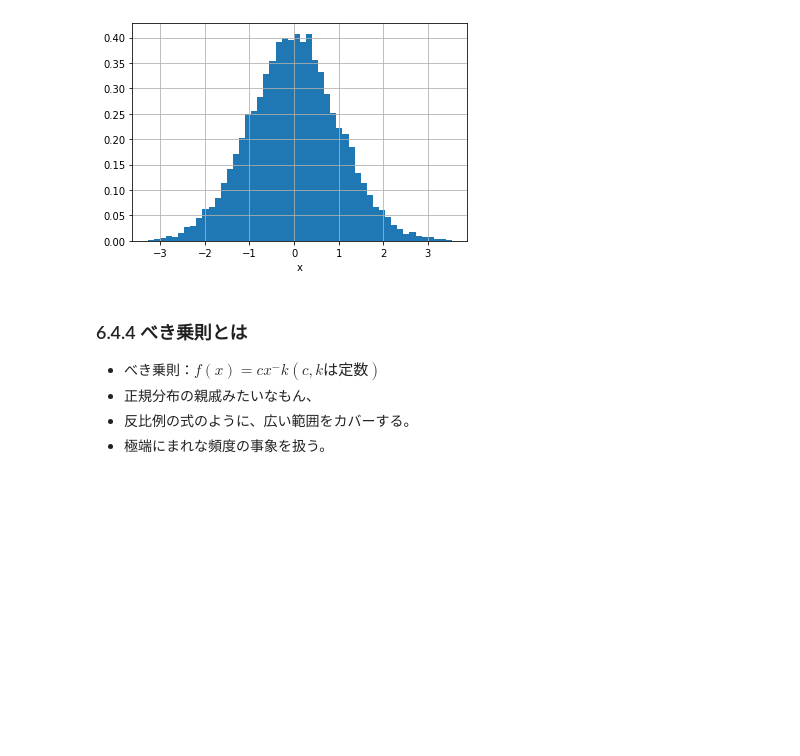
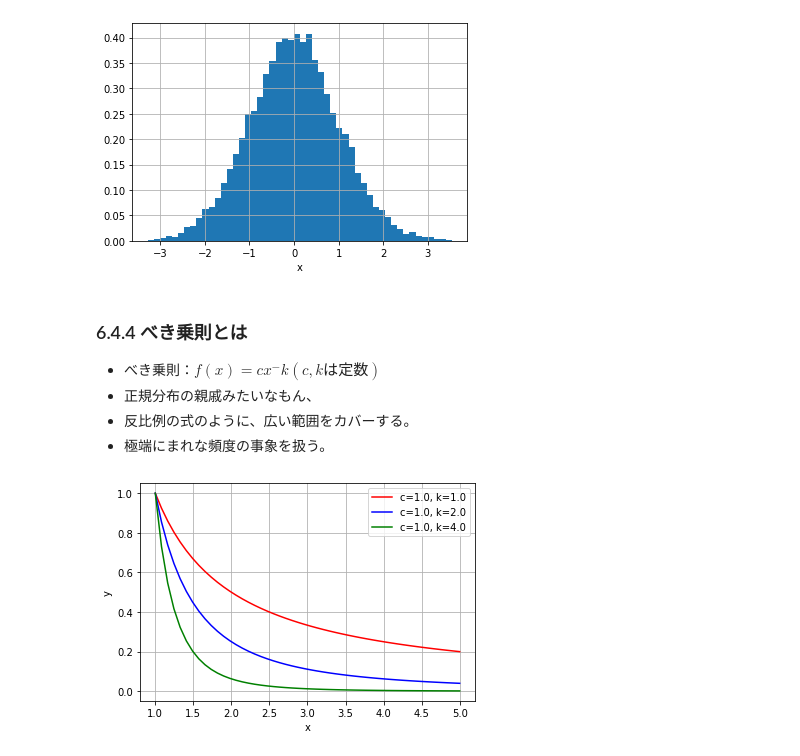
Before and after one commit to tsyu12345/python-ml-text, a Jupyter notebook: Unit6.ipynb, the cells around one changed output. Drawn from its saved outputs; the diff is of its cells as text; code cells hidden in the pictures; blank space fills up the shorter version.

```diff
--- a/Unit6.ipynb
+++ b/Unit6.ipynb
@@ -191,4 +192,19 @@ plt.show()
 * 極端にまれな頻度の事象を扱う。
 # %%
 def power_func(x:ndarray, c:float, k:float) -> ndarray:
-    return c * x ** k
+    return c * x ** (-k)
+# %%
+#s:ndarray = np.random.normal(0, 1, 10000)
+x:ndarray = np.linspace(1, 5)
+y1:ndarray = power_func(x, 1.0, 1.0)
+y2: ndarray = power_func(x, 1.0, 2.0)
+y3: ndarray = power_func(x, 1.0, 4.0)
+
+ready_to_plot(x, y1, "red", "solid", "c=1.0, k=1.0")
+ready_to_plot(x, y2, "blue", "solid", "c=1.0, k=2.0")
+ready_to_plot(x, y3, "green", "solid", "c=1.0, k=4.0")
+plt.legend()
+
+plt.show()
+# %% [output]
+[figure, added]
```
Also changed, not shown: parts of 25 cells of this notebook.
